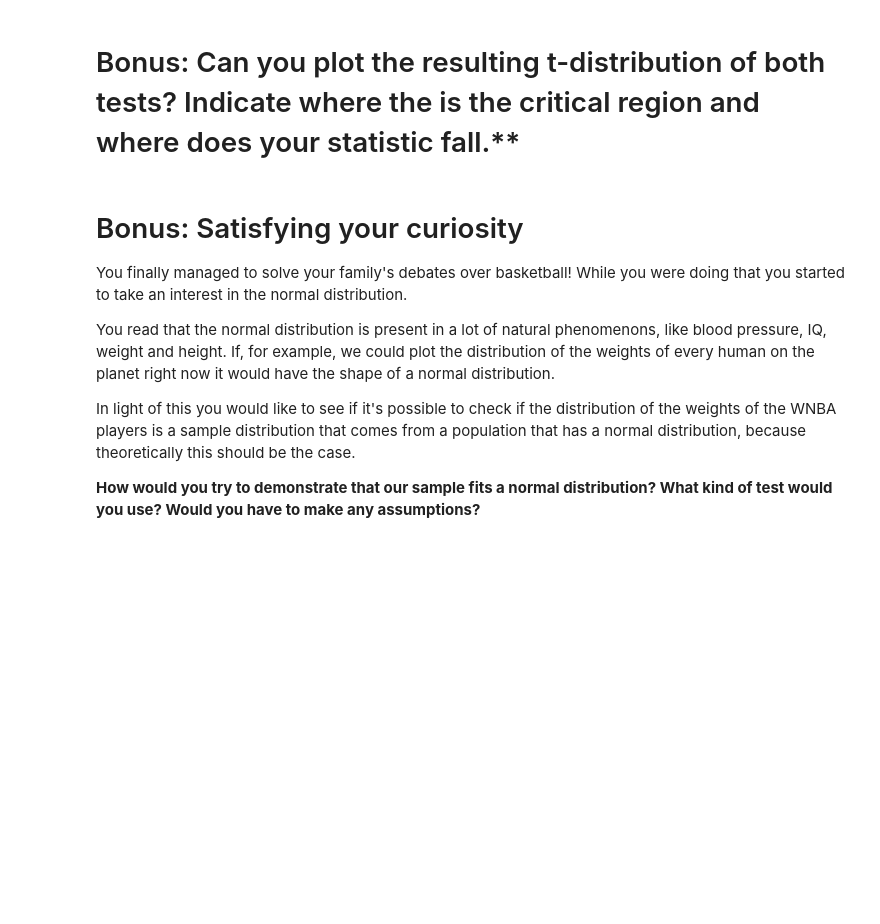
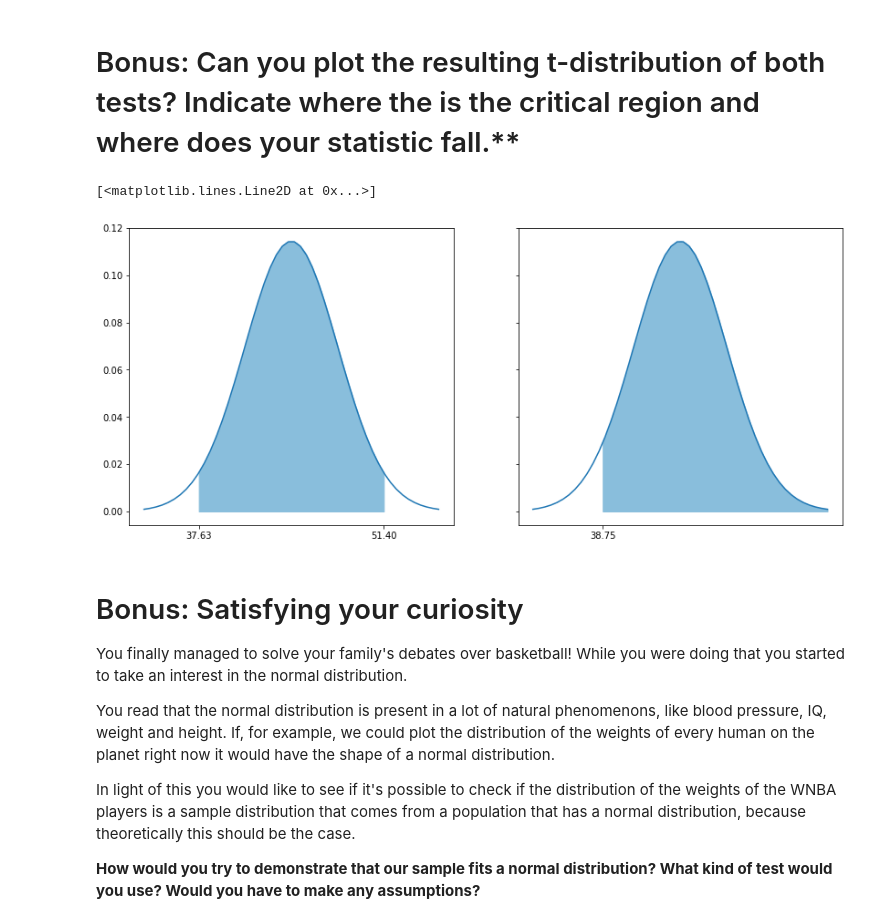
Before and after one commit to ta-data-lis/M2-mini-project2, a Jupyter notebook: your-code/3.-Inferential-Analysis.ipynb, the cells around one changed output. Saved outputs shown, nothing was run; the diff lists cells and outputs as text; code cells hidden in the pictures; blank space fills up the shorter version.

```diff
--- a/your-code/3.-Inferential-Analysis.ipynb
+++ b/your-code/3.-Inferential-Analysis.ipynb
@@ -270,3 +276,66 @@ of the average for WNBA and NBA players together.
+# %%
+#your code here
+
+## two tailed
+
+loc = wnba['AST'].mean()
+scale = sem(wnba['AST'])
+df = len(wnba['AST'])-1
+
+t_dist = stats.t(df,loc, scale)
+
+
+
+start = t_dist.ppf(0.001) ## the value of x that has a percentage of 0.001
+end = t_dist.ppf(0.999) ## the value of x that has a persentage of 0.999
+
+X = np.linspace(start, end) ## all the value from x (start) to x (end)
+y = t_dist.pdf(X)
+
+## confidence interval for wnba assists. with a confidence of 95%
+
+c_int_ass = stats.t.interval(alpha = 0.95 , df = len(wnba['AST'])-1, loc=loc, scale=scale)
+
+lower = c_int_ass[0]
+upp = c_int_ass[1]
+
+X_ = np.linspace(lower, upp)
+y_ = t_dist.pdf(X_)
+
+
+
+#####
+
+lower_1 = t_dist.ppf(0.05)
+upper_1 = t_dist.ppf(0.999)
+
+X_1 = np.linspace(lower_1, upper_1)
+y_1 = t_dist.pdf(X_1)
+
+
+## fill the part of the normal distribution that has the mean of the population with a confidence of 95%
+## Two tailed
+
+fig, axs = plt.subplots(1,2, sharey = True, figsize = (14,6))
+
+axs[0].fill_between(X_, y_, color='#89bedc', alpha='1.0')
+
+axs[0].set_xticks([t_dist.ppf(0.025),t_dist.ppf(0.975)]) ## because python do the statistical test for a two tailed so we get the values from a ppf = 0.025 to ppf = 0.975
+
+axs[0].plot(X,y)
+
+
+## ONE tailed
+
+
+axs[1].fill_between(X_1, y_1, color='#89bedc', alpha='1.0')
+
+axs[1].set_xticks([t_dist.ppf(0.05)]) ## probability of average of wnba assists being higher that the the
+
+axs[1].plot(X,y)
+# %% [output]
+[<matplotlib.lines.Line2D at 0x...>]
+[figure, added]
 # %% [markdown]
 # Bonus: Satisfying your curiosity
 
```
Also changed, not shown: parts of 13 cells of this notebook.
